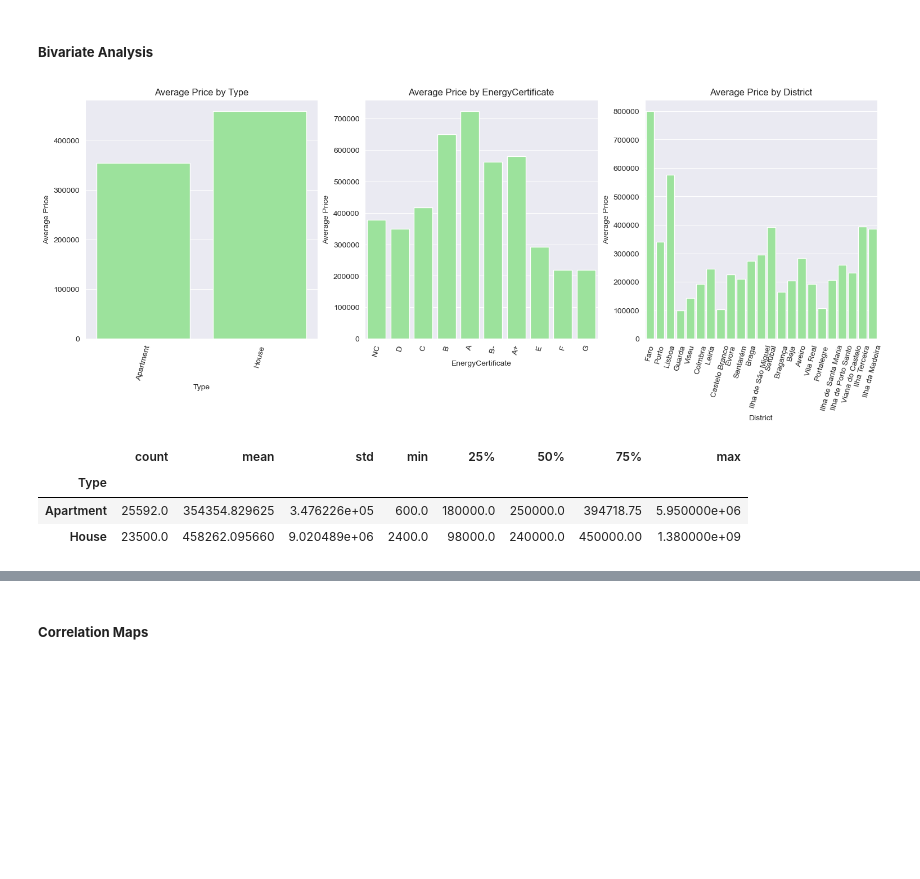
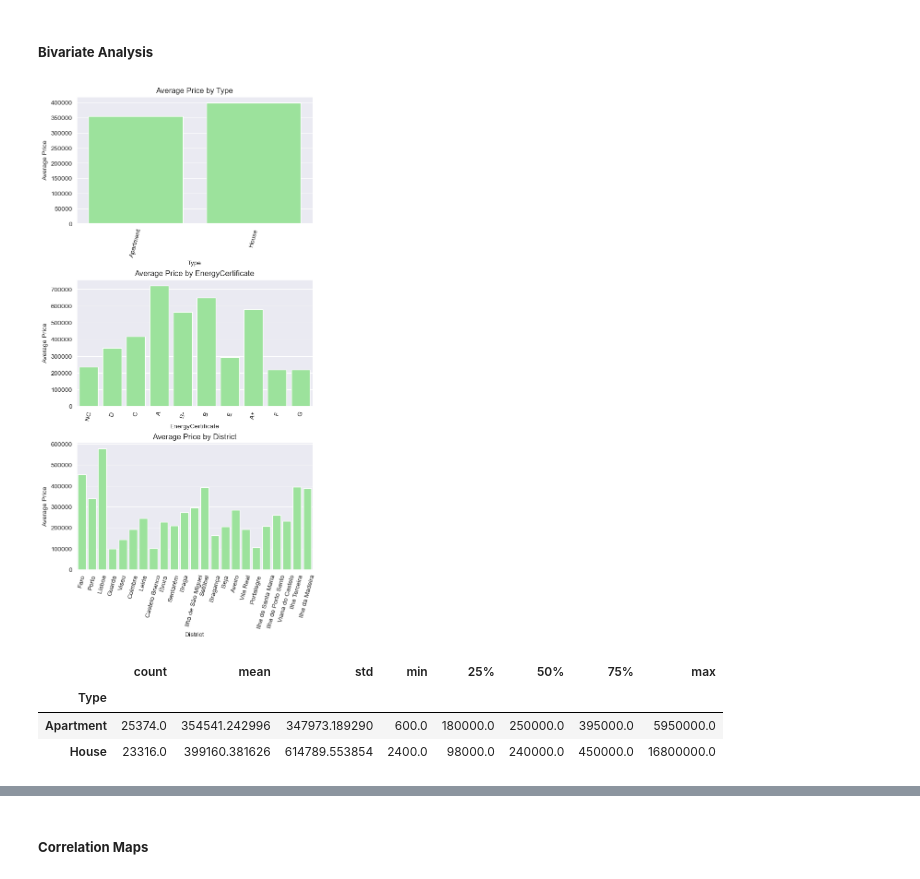
Before and after one commit to mafaldaaires/XAI-Techniques-in-Supervised-Learning, a Jupyter notebook: projeto2.ipynb, the cells around one changed output, grey strips where cells are left out. Cells and saved outputs as stored; diff of their text form; code cells hidden in the pictures; blank space fills up the shorter version.

```diff
--- a/projeto2.ipynb
+++ b/projeto2.ipynb
@@ -233,13 +252,0 @@ ds.drop(index=115016, inplace=True)
-# %%
-ds['Price_Log'] = np.log10(ds['Price'])
-
-# Plot histogram
-ds['Price_Log'].plot(kind='hist', bins=40, figsize=(10, 6), edgecolor='black', color='skyblue')
-
-# Adjust labels
-plt.xlabel('Log10(Price)')
-plt.ylabel('Frequency')
-plt.title('Log-Scaled Distribution of Real Estate Prices')
-plt.show()
-
-ds.drop('Price_Log', axis=1, inplace=True)
@@ -319,5 +259,3 @@ df.to_csv("filtered_portugal_listings.csv", index=False)
-# %%
-df= pd.read_csv("filtered_portugal_listings.csv")
 # %%
 df.head()
 # %% [output]
@@ -498,23 +458,23 @@ plt.show()
 ##### **Bivariate Analysis**
 # %%
 num_columns = len(categorical_columns)
-fig, axes = plt.subplots(1, num_columns, figsize=(5 * num_columns, 6), constrained_layout=True)
+fig, axes = plt.subplots(num_columns, 1, figsize=(6, 12), constrained_layout=True)
 
 for i, col in enumerate(categorical_columns):
     sns.barplot(ax=axes[i], x=col, y='Price', data=df, estimator='mean', errorbar=None, color='lightgreen')
     axes[i].set_title(f'Average Price by {col}')
     axes[i].set_xlabel(col)
     axes[i].set_ylabel('Average Price')
     axes[i].tick_params(axis='x', rotation=75)
 
 plt.show()
 # %% [output]
-[figure, old version]
+[figure, new version]
 # %%
 df.groupby('Type')['Price'].describe()
 # %% [output]
 |  | count | mean | std | min | 25% | 50% | 75% | max |
 | Type |  |  |  |  |  |  |  |  |
-| Apartment | 25592.0 | 354354.829625 | 3.476226e+05 | 600.0 | 180000.0 | 250000.0 | 394718.75 | 5.950000e+06 |
-| House | 23500.0 | 458262.095660 | 9.020489e+06 | 2400.0 | 98000.0 | 240000.0 | 450000.00 | 1.380000e+09 |
+| Apartment | 25374.0 | 354541.242996 | 347973.189290 | 600.0 | 180000.0 | 250000.0 | 395000.0 | 5950000.0 |
+| House | 23316.0 | 399160.381626 | 614789.553854 | 2400.0 | 98000.0 | 240000.0 | 450000.0 | 16800000.0 |
 # %%
```
Also changed, not shown: parts of 213 cells of this notebook.
